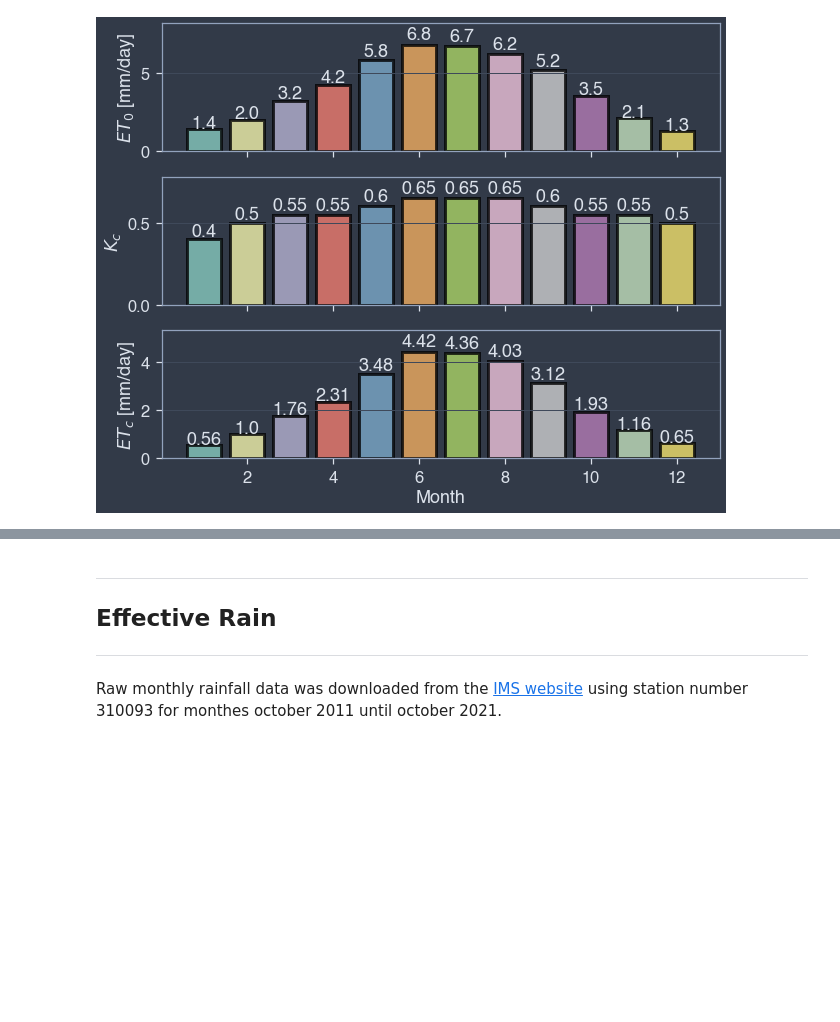
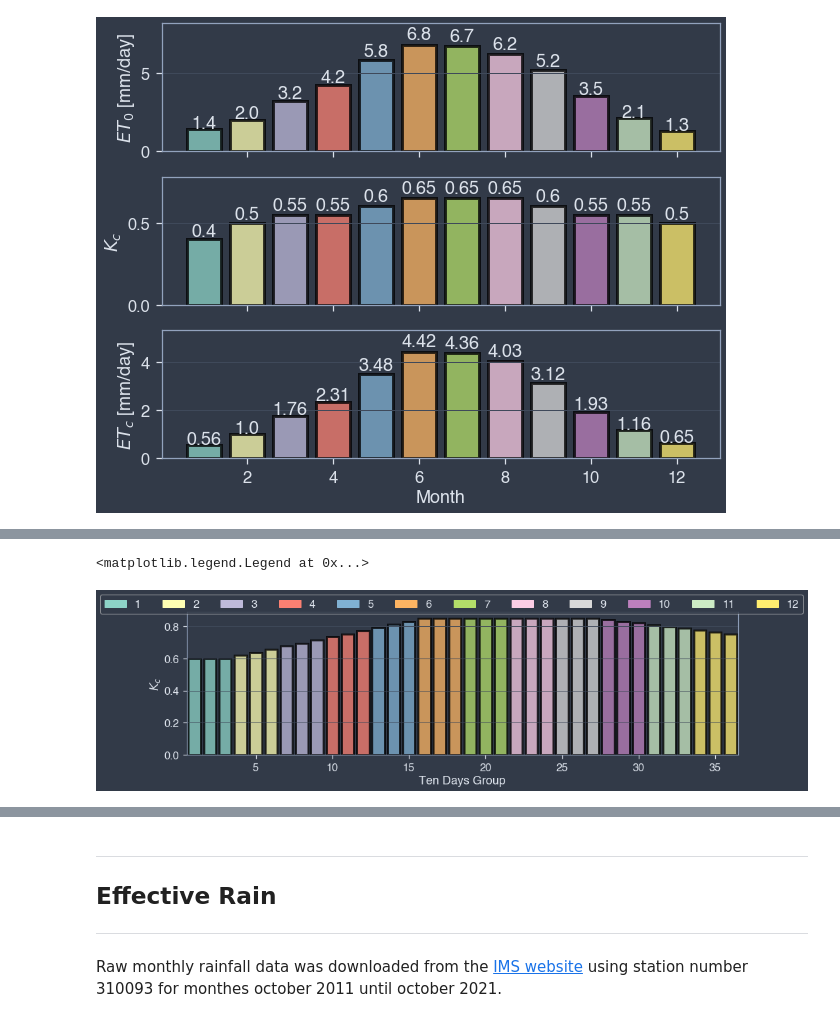
Before and after one commit to YuvalBayer/IrrigationProject, a Jupyter notebook: week2_initial_planning.ipynb, the cells around one changed output, grey strips where cells are left out. Saved outputs shown, nothing was run; the diff lists cells and outputs as text; code cells hidden in the pictures; blank space fills up the shorter version.

```diff
--- a/week2_initial_planning.ipynb
+++ b/week2_initial_planning.ipynb
@@ -89,0 +115,27 @@ for i, col_name in zip(range(len(axes)), plant_demand):
+# %%
+t = np.arange(1,37,1)
+Kc = np.zeros(t.shape)
+Kc = np.where(t > 0, 0.6 , Kc)
+Kc = np.where(t > 3, 0.01923 * t + 0.5423, Kc)
+Kc = np.where(t >= 16, 0.85 , Kc)
+Kc = np.where(t > 27, -0.011 * t + 1.15 , Kc)
+
+color_indices = np.array([[i,i,i] for i in range(0,12)]).flatten()
+
+sns.set_context("notebook", font_scale=1.5)
+fig = plt.figure(figsize=(15,4))
+plt.bar(t, Kc, edgecolor='black', lw=3, color=COLORS[color_indices], alpha=0.75)
+plt.grid(axis='x')
+plt.xlabel('Ten Days Group')
+plt.ylabel(r'$K_c$')
+plt.xlim(0.5,36.5)
+
+# Adding legend by creating patches without plotting them
+handles = []
+for m in range(1,13): # For every month
+    patch = mpatches.Patch(color=COLORS[m-1], label=str(m))
+    handles.append(patch)
+fig.legend(handles=handles, ncol=12)
+# %% [output]
+<matplotlib.legend.Legend at 0x...>
+[figure, added]
```
Also changed, not shown: parts of 16 cells of this notebook, 7 other files.
